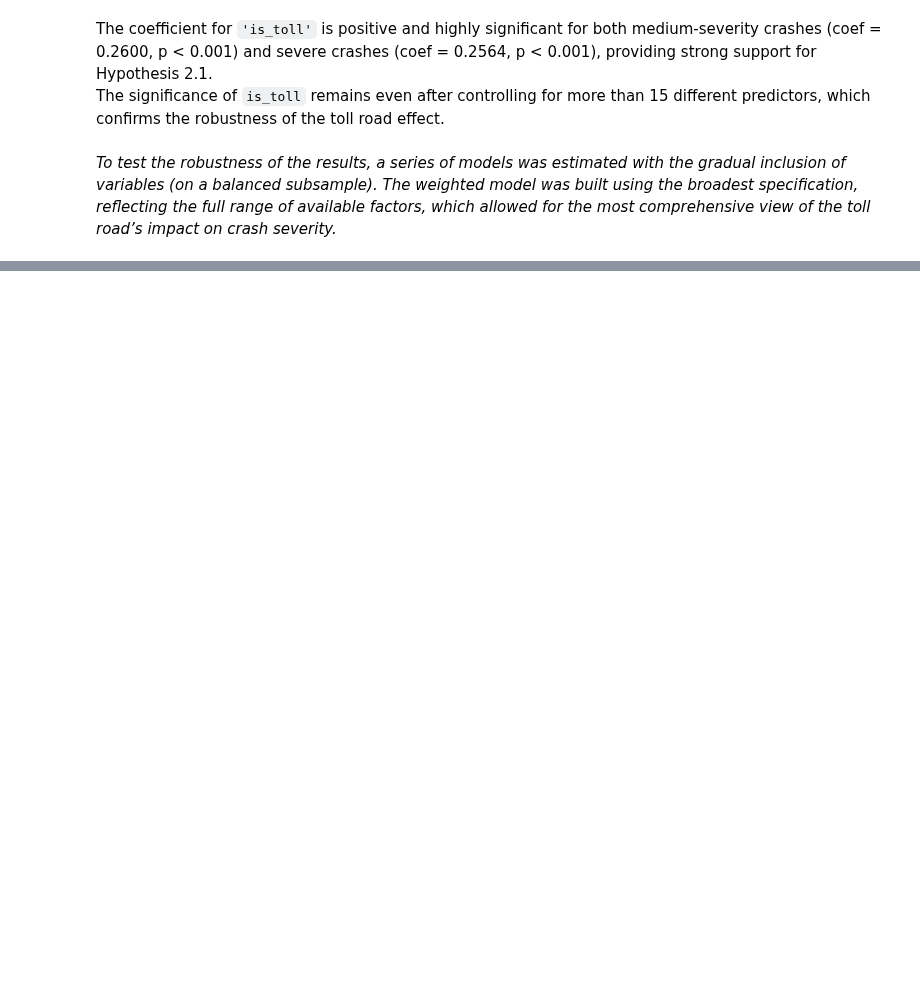
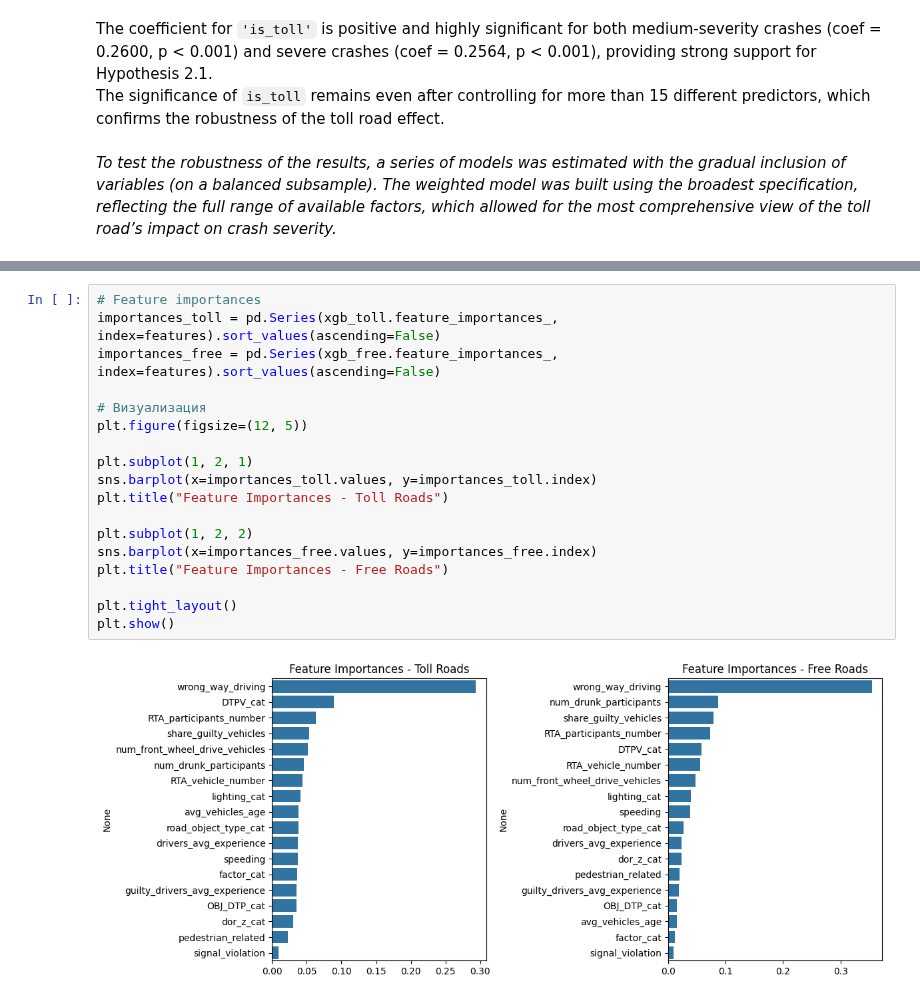
Before and after one commit to NastyaWheel/thesis, a Jupyter notebook: severity/severity_hypotheses.ipynb, the cells around one changed output, grey strips where cells are left out. Drawn from its saved outputs; the diff is of its cells as text; blank space fills up the shorter version.

```diff
--- a/severity/severity_hypotheses.ipynb
+++ b/severity/severity_hypotheses.ipynb
@@ -245,0 +385,20 @@ _To test the robustness of the results, a series of models was estimated with th
+# %%
+# Feature importances
+importances_toll = pd.Series(xgb_toll.feature_importances_, index=features).sort_values(ascending=False)
+importances_free = pd.Series(xgb_free.feature_importances_, index=features).sort_values(ascending=False)
+
+# Визуализация
+plt.figure(figsize=(12, 5))
+
+plt.subplot(1, 2, 1)
+sns.barplot(x=importances_toll.values, y=importances_toll.index)
+plt.title("Feature Importances - Toll Roads")
+
+plt.subplot(1, 2, 2)
+sns.barplot(x=importances_free.values, y=importances_free.index)
+plt.title("Feature Importances - Free Roads")
+
+plt.tight_layout()
+plt.show()
+# %% [output]
+[figure, added]
```
Also changed, not shown: parts of 25 cells of this notebook, 1 other file.
